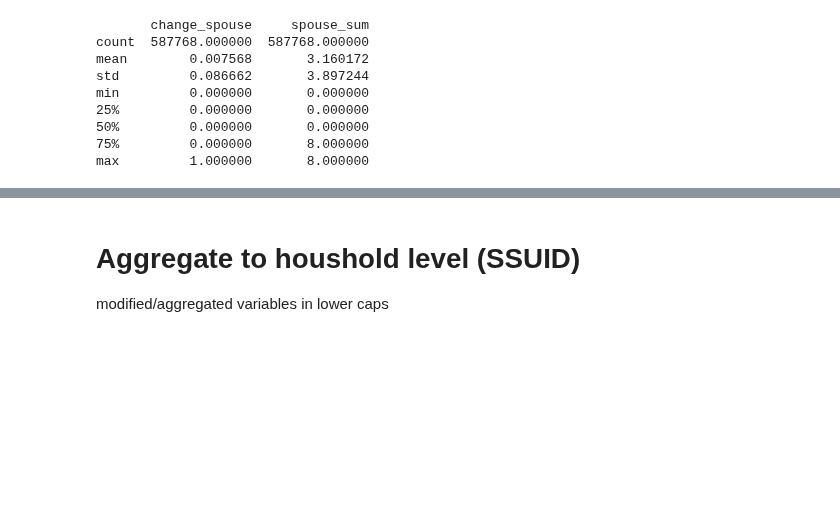
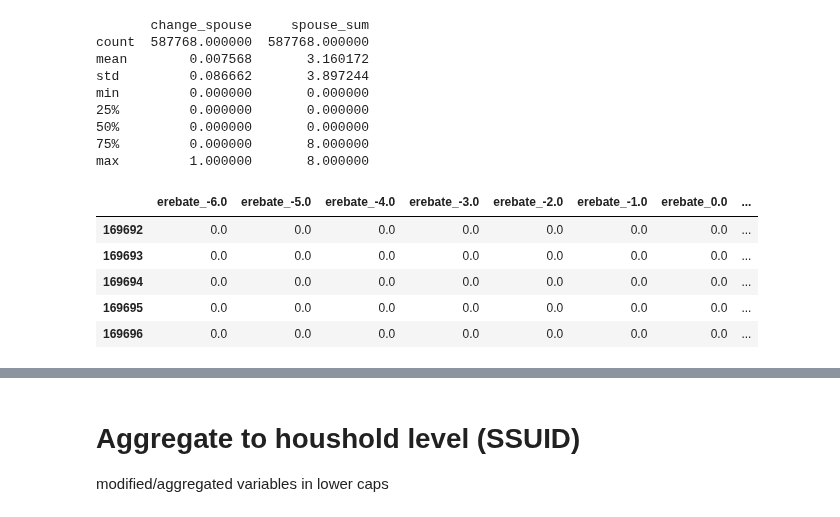
Before and after one commit to MaxDerWeber/MasterThesis, a Jupyter notebook: Data.ipynb, the cells around one changed output, grey strips where cells are left out. Saved outputs shown, nothing was run; the diff lists cells and outputs as text; code cells hidden in the pictures; blank space fills up the shorter version.

```diff
--- a/Data.ipynb
+++ b/Data.ipynb
@@ -266,0 +279,15 @@ max         1.000000       8.000000
+# %%
+df2 = df[df['lag_time'].notnull()]
+test = get_pivoted_feature(df2, 'erebate')
+df2 = df.merge(test, how = 'outer', left_index = True, right_index=True)
+reb_dummies = df2[~df2['erebate'].isna()][['erebate_-6.0', 'erebate_-5.0', 'erebate_-4.0', 'erebate_-3.0','erebate_-2.0', 'erebate_-1.0', 'erebate_0.0', 'erebate_1.0',
+                            'erebate_2.0', 'erebate_3.0', 'erebate_4.0', 'erebate_5.0','erebate_6.0', 'erebate_7.0', 'erebate_8.0', 'erebate_9.0',
+                            'erebate_10.0', 'erebate_11.0']].replace(np.NaN,0)
+reb_dummies.head() # replaced the nan with 0.0
+# %% [output]
+|  | erebate_-6.0 | erebate_-5.0 | erebate_-4.0 | erebate_-3.0 | erebate_-2.0 | erebate_-1.0 | erebate_0.0 | ... |
+| 169692 | 0.0 | 0.0 | 0.0 | 0.0 | 0.0 | 0.0 | 0.0 | ... |
+| 169693 | 0.0 | 0.0 | 0.0 | 0.0 | 0.0 | 0.0 | 0.0 | ... |
+| 169694 | 0.0 | 0.0 | 0.0 | 0.0 | 0.0 | 0.0 | 0.0 | ... |
+| 169695 | 0.0 | 0.0 | 0.0 | 0.0 | 0.0 | 0.0 | 0.0 | ... |
+| 169696 | 0.0 | 0.0 | 0.0 | 0.0 | 0.0 | 0.0 | 0.0 | ... |
```
Also changed, not shown: parts of 10 cells of this notebook.
